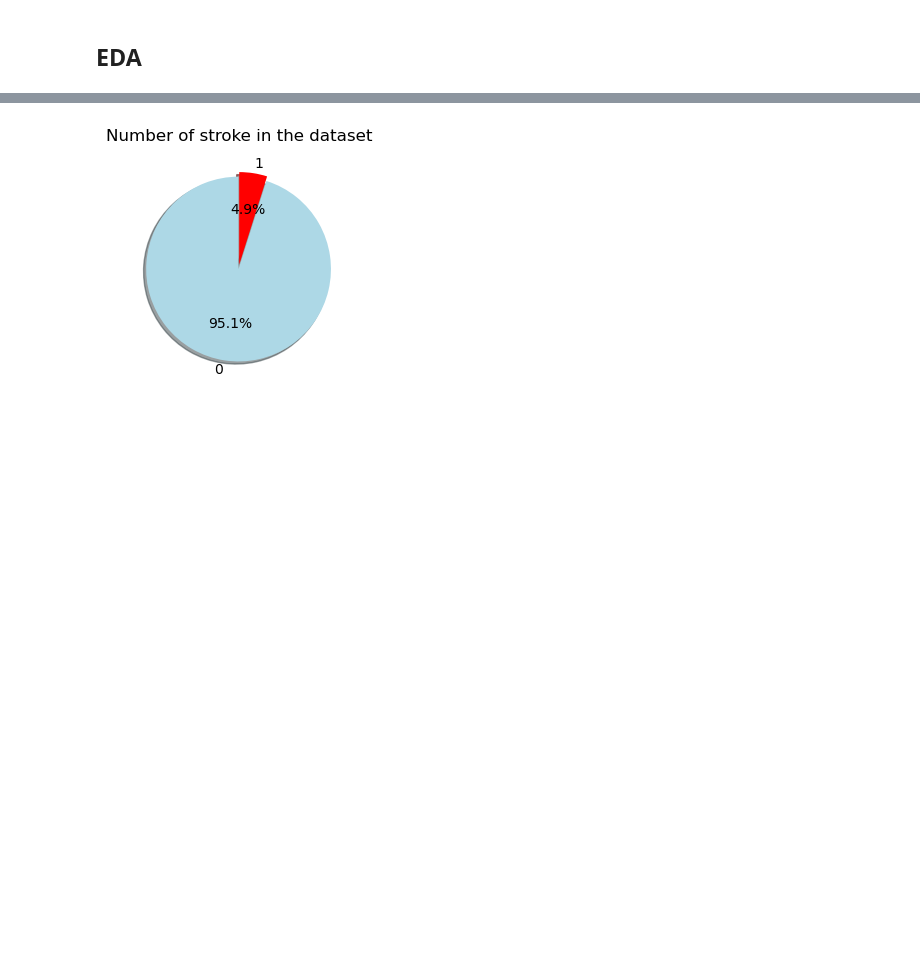
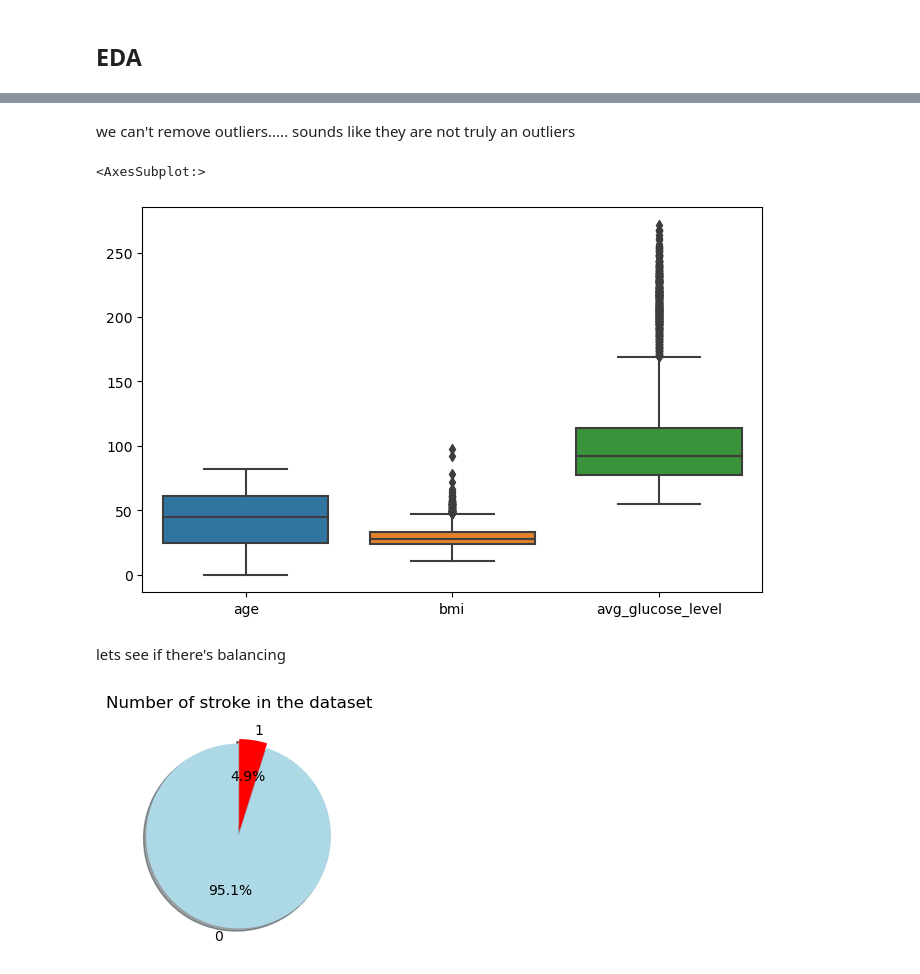
Before and after one commit to waleedtarazi/stroke, a Jupyter notebook: strok.ipynb, the cells around one changed output, grey strips where cells are left out. Cells and saved outputs as stored; diff of their text form; code cells hidden in the pictures; blank space fills up the shorter version.

```diff
--- a/strok.ipynb
+++ b/strok.ipynb
@@ -95,3 +128,13 @@ we will use the imputer in the pipeline down in the  code
+# %% [markdown]
+we can't remove outliers..... sounds like they are not truly an outliers
+# %%
+plt.figure(figsize=(8,5))
+sns.boxplot(data= raw_data[['age','bmi','avg_glucose_level']], )
+# %% [output]
+<AxesSubplot:>
+[figure, added]
+# %% [markdown]
+lets see if there's balancing
 # %%
 labels =raw_data['stroke'].value_counts(sort = True).index
 sizes = raw_data['stroke'].value_counts(sort = True)
```
Also changed, not shown: parts of 21 cells of this notebook, 5 other files.
